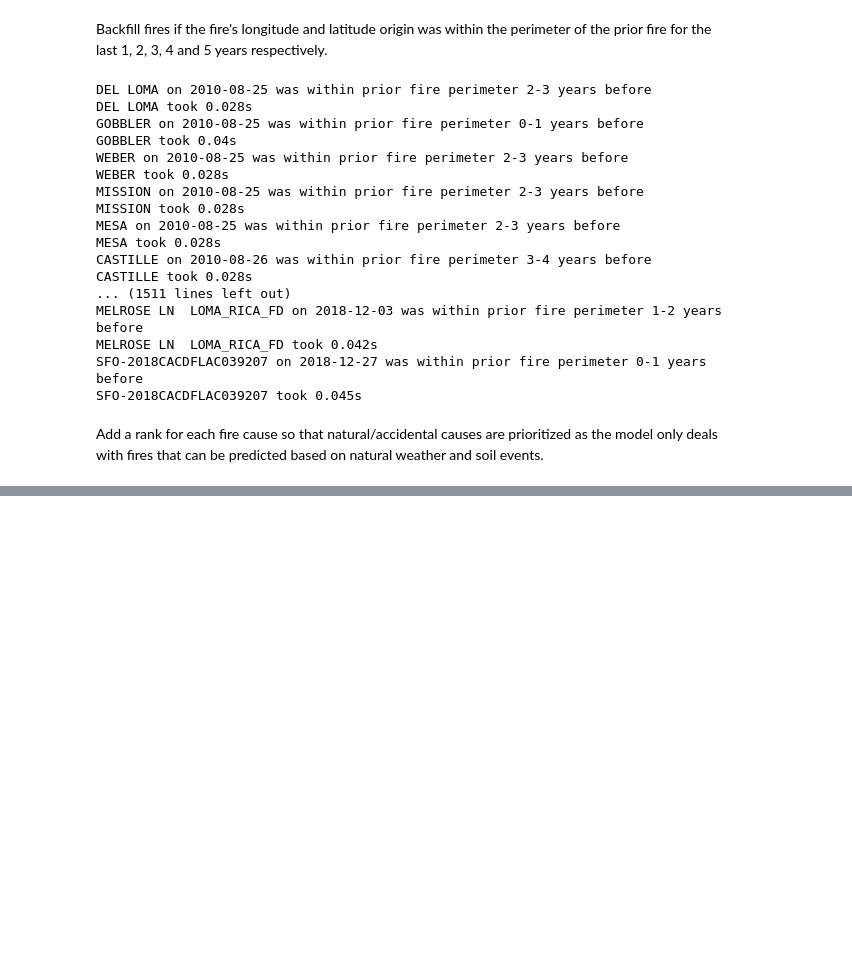
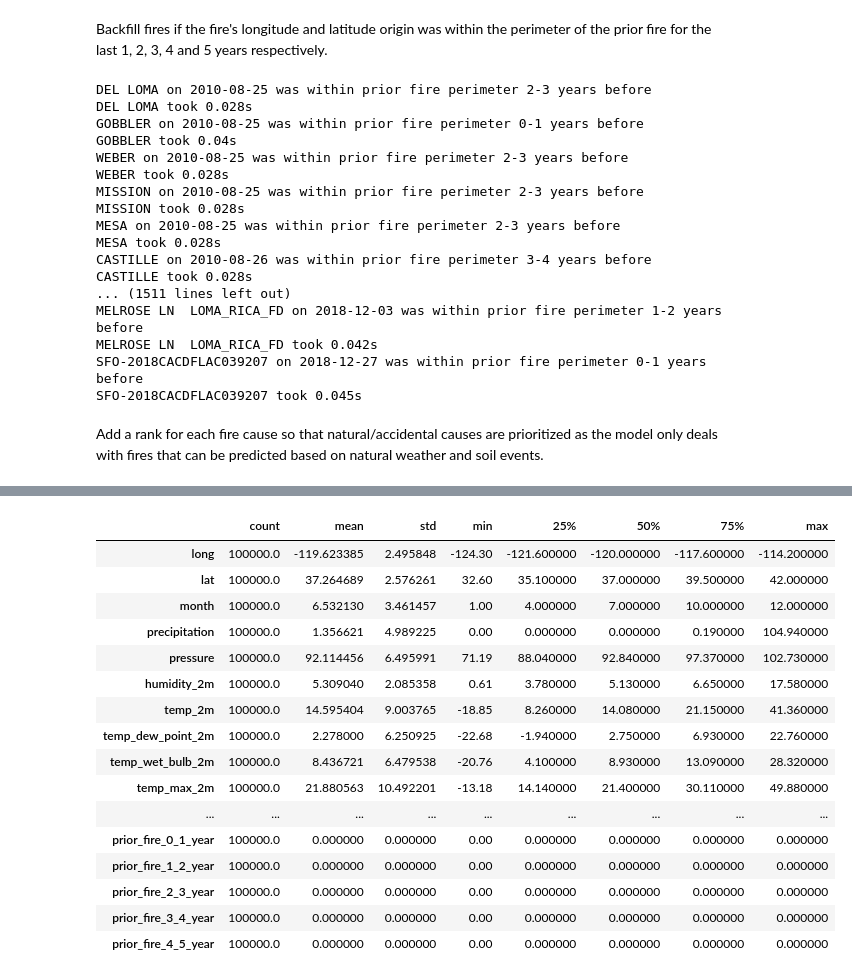
Before and after one commit to eerichmond/ml-wildfire-prediction, a Jupyter notebook: 1_data_wrangling.ipynb, the cells around one changed output, grey strips where cells are left out. Saved outputs shown, nothing was run; the diff lists cells and outputs as text; code cells hidden in the pictures; blank space fills up the shorter version.

```diff
--- a/1_data_wrangling.ipynb
+++ b/1_data_wrangling.ipynb
@@ -1041,0 +1045,92 @@ conn.close()
+# %%
+conn = sqlite3.connect('/Users/eerichmo/Documents/fires.sqlite')
+cur = conn.cursor()
+
+df_no_fire = pd.read_sql_query("""
+select
+	weather_geo.long,
+	weather_geo.lat,
+	weather_geo.month,
+	weather_geo.date,
+	weather_geo.precipitation,
+	weather_geo.pressure,
+	weather_geo.humidity_2m,
+	weather_geo.temp_2m,
+	weather_geo.temp_dew_point_2m,
+	weather_geo.temp_wet_bulb_2m,
+	weather_geo.temp_max_2m,
+	weather_geo.temp_min_2m,
+	weather_geo.temp_range_2m,
+	weather_geo.temp_0m,
+	weather_geo.wind_10m,
+	weather_geo.wind_max_10m,
+	weather_geo.wind_min_10m,
+	weather_geo.wind_range_10m,
+	weather_geo.wind_50m,
+	weather_geo.wind_max_50m,
+	weather_geo.wind_min_50m,
+	weather_geo.wind_range_50m,
+	weather_geo.drought_score,
+	soil.elevation,
+	soil.slope_005,
+	soil.slope_005_02,
+	soil.slope_02_05,
+	soil.slope_05_10,
+	soil.slope_10_15,
+	soil.slope_15_30,
+	soil.slope_30_45,
+	soil.slope_45,
+	soil.aspect_north,
+	soil.aspect_east,
+	soil.aspect_south,
+	soil.aspect_west,
+	soil.aspect_unknown,
+	soil.water_land,
+	soil.barren_land,
+	soil.urban_land,
+	soil.grass_land,
+	soil.forest_land,
+	soil.partial_cultivated_land,
+	soil.irrigated_land,
+	soil.cultivated_land,
+	soil.nutrient,
+	soil.nutrient_retention,
+	soil.rooting,
+	soil.oxygen,
+	soil.excess_salts,
+	soil.toxicity,
+	soil.workablity,
+	0 as prior_fire_0_1_year,
+	0 as prior_fire_1_2_year,
+	0 as prior_fire_2_3_year,
+	0 as prior_fire_3_4_year,
+	0 as prior_fire_4_5_year,
+  '' as fire_size_class
+from weather_geo_rand as weather_geo
+inner join soil
+  on soil.fips = weather_geo.fips
+""", conn)
+
+conn.close()
+
+df_no_fire['date'] = df_no_fire['date'].astype('datetime64[ns]')
+
+df_no_fire.describe().transpose()
+# %% [output]
+|  | count | mean | std | min | 25% | 50% | 75% | max |
+| long | 100000.0 | -119.623385 | 2.495848 | -124.30 | -121.600000 | -120.000000 | -117.600000 | -114.200000 |
+| lat | 100000.0 | 37.264689 | 2.576261 | 32.60 | 35.100000 | 37.000000 | 39.500000 | 42.000000 |
+| month | 100000.0 | 6.532130 | 3.461457 | 1.00 | 4.000000 | 7.000000 | 10.000000 | 12.000000 |
+| precipitation | 100000.0 | 1.356621 | 4.989225 | 0.00 | 0.000000 | 0.000000 | 0.190000 | 104.940000 |
+| pressure | 100000.0 | 92.114456 | 6.495991 | 71.19 | 88.040000 | 92.840000 | 97.370000 | 102.730000 |
+| humidity_2m | 100000.0 | 5.309040 | 2.085358 | 0.61 | 3.780000 | 5.130000 | 6.650000 | 17.580000 |
+| temp_2m | 100000.0 | 14.595404 | 9.003765 | -18.85 | 8.260000 | 14.080000 | 21.150000 | 41.360000 |
+| temp_dew_point_2m | 100000.0 | 2.278000 | 6.250925 | -22.68 | -1.940000 | 2.750000 | 6.930000 | 22.760000 |
+| temp_wet_bulb_2m | 100000.0 | 8.436721 | 6.479538 | -20.76 | 4.100000 | 8.930000 | 13.090000 | 28.320000 |
+| temp_max_2m | 100000.0 | 21.880563 | 10.492201 | -13.18 | 14.140000 | 21.400000 | 30.110000 | 49.880000 |
+| ... | ... | ... | ... | ... | ... | ... | ... | ... |
+| prior_fire_0_1_year | 100000.0 | 0.000000 | 0.000000 | 0.00 | 0.000000 | 0.000000 | 0.000000 | 0.000000 |
+| prior_fire_1_2_year | 100000.0 | 0.000000 | 0.000000 | 0.00 | 0.000000 | 0.000000 | 0.000000 | 0.000000 |
+| prior_fire_2_3_year | 100000.0 | 0.000000 | 0.000000 | 0.00 | 0.000000 | 0.000000 | 0.000000 | 0.000000 |
+| prior_fire_3_4_year | 100000.0 | 0.000000 | 0.000000 | 0.00 | 0.000000 | 0.000000 | 0.000000 | 0.000000 |
+| prior_fire_4_5_year | 100000.0 | 0.000000 | 0.000000 | 0.00 | 0.000000 | 0.000000 | 0.000000 | 0.000000 |
```
Also changed, not shown: parts of 6 cells of this notebook, 2 other files.
